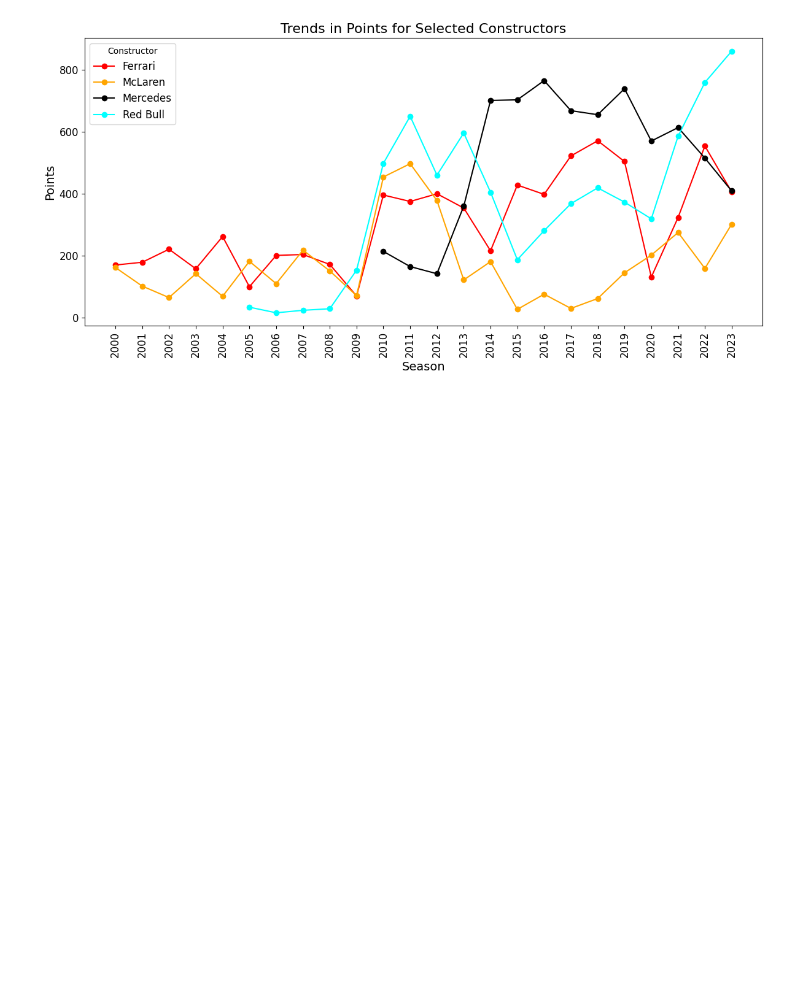
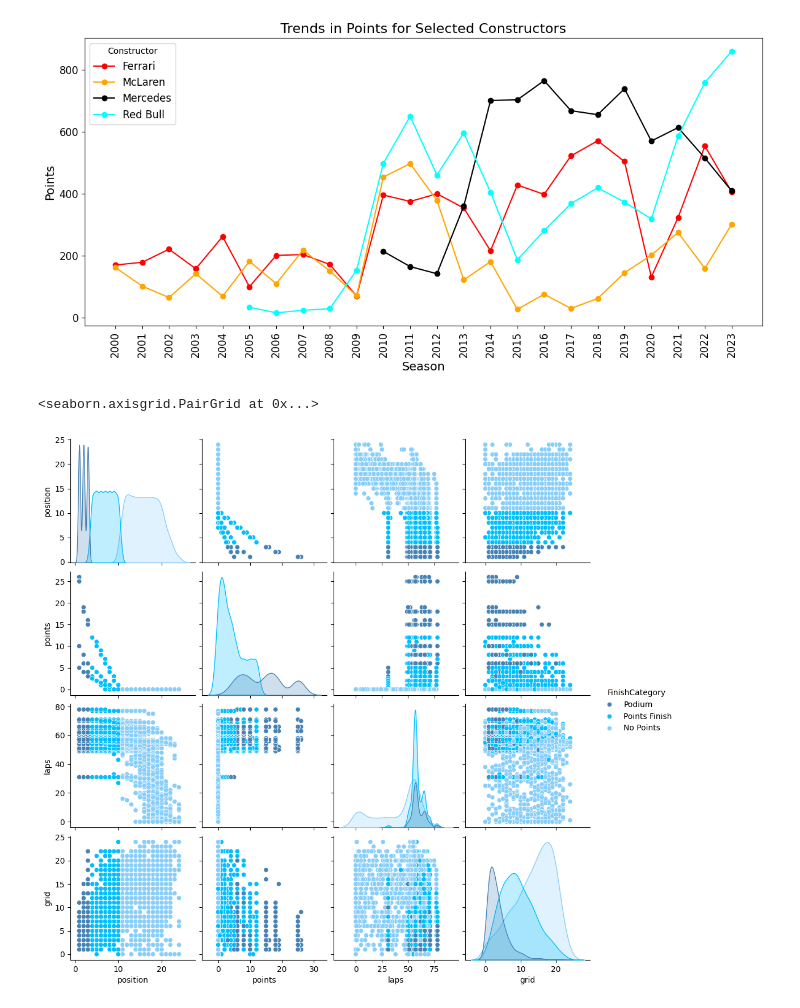
Before and after one commit to NandiniKodali988/F1-Through-Data, a Jupyter notebook: technical-details/eda/main.ipynb, the cells around one changed output. Saved outputs shown, nothing was run; the diff lists cells and outputs as text; code cells hidden in the pictures; blank space fills up the shorter version.

Commit message:
pairplot

```diff
--- a/technical-details/eda/main.ipynb
+++ b/technical-details/eda/main.ipynb
@@ -404,3 +404,8 @@ plt.tight_layout()
 plt.show()
 # %% [output]
 [figure]
+# %%
+sns.pairplot(data[['position', 'points', 'laps', 'grid', 'FinishCategory']], hue='FinishCategory', palette={'Podium':'steelblue', 'Points Finish':'deepskyblue', 'No Points':'lightskyblue'})
+# %% [output]
+<seaborn.axisgrid.PairGrid at 0x...>
+[figure, added]
```
Also changed, not shown: 5 other files.
